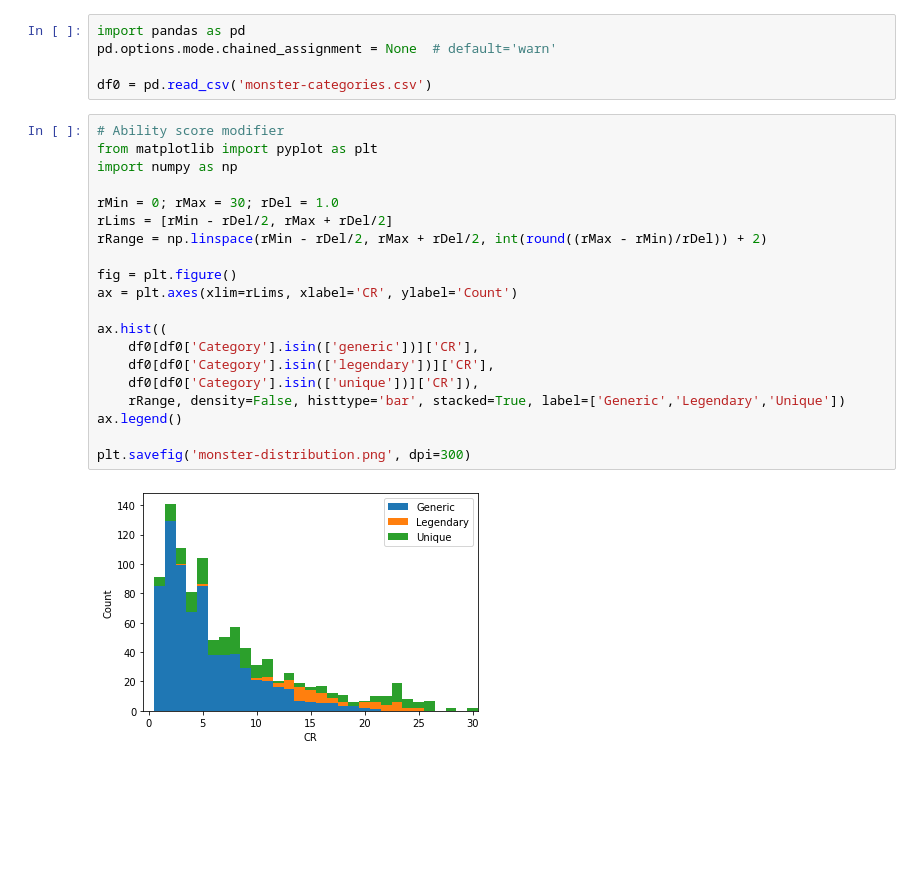
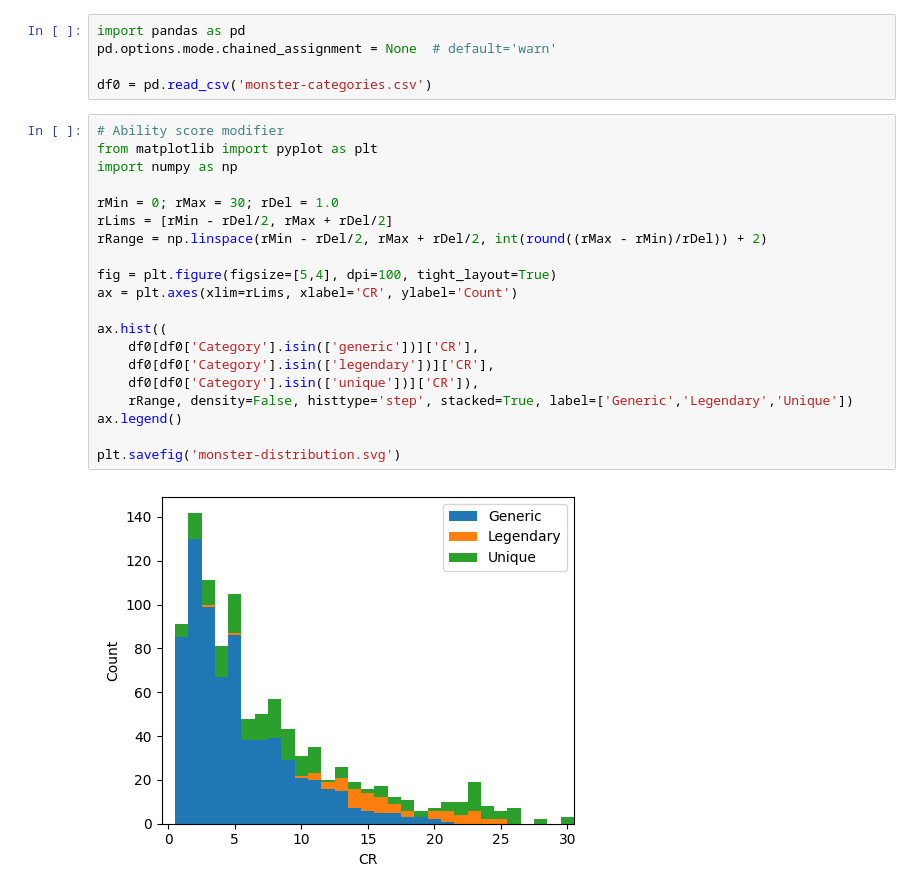
Before and after one commit to tomedunn/the-finished-book, a Jupyter notebook: _monsters/categorizing-monsters/monster-categories-analysis.ipynb, the cells around one changed output. Drawn from its saved outputs; the diff is of its cells as text; blank space fills up the shorter version.

Commit message:
Replaces png images with svg

```diff
--- a/_monsters/categorizing-monsters/monster-categories-analysis.ipynb
+++ b/_monsters/categorizing-monsters/monster-categories-analysis.ipynb
@@ -10,22 +10,22 @@ df0 = pd.read_csv('monster-categories.csv')
 # %%
 # Ability score modifier
 from matplotlib import pyplot as plt
 import numpy as np
 
 rMin = 0; rMax = 30; rDel = 1.0
 rLims = [rMin - rDel/2, rMax + rDel/2]
 rRange = np.linspace(rMin - rDel/2, rMax + rDel/2, int(round((rMax - rMin)/rDel)) + 2)
 
-fig = plt.figure()
+fig = plt.figure(figsize=[5,4], dpi=100, tight_layout=True)
 ax = plt.axes(xlim=rLims, xlabel='CR', ylabel='Count')
 
 ax.hist((
     df0[df0['Category'].isin(['generic'])]['CR'],
     df0[df0['Category'].isin(['legendary'])]['CR'],
     df0[df0['Category'].isin(['unique'])]['CR']),
-    rRange, density=False, histtype='bar', stacked=True, label=['Generic','Legendary','Unique'])
+    rRange, density=False, histtype='step', stacked=True, label=['Generic','Legendary','Unique'])
 ax.legend()
 
-plt.savefig('monster-distribution.png', dpi=300)
+plt.savefig('monster-distribution.svg')
 # %% [output]
-[figure, old version]
+[figure, new version]
```
Also changed, not shown: 18 other files.
